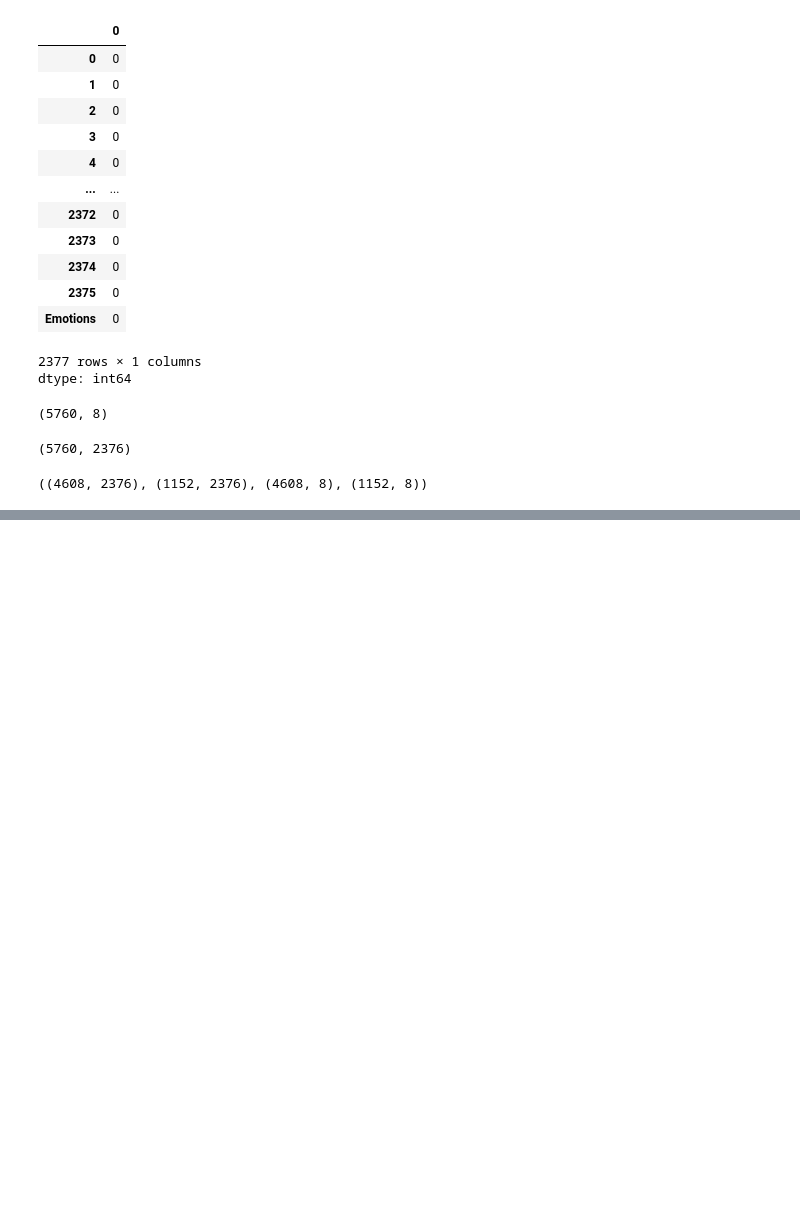
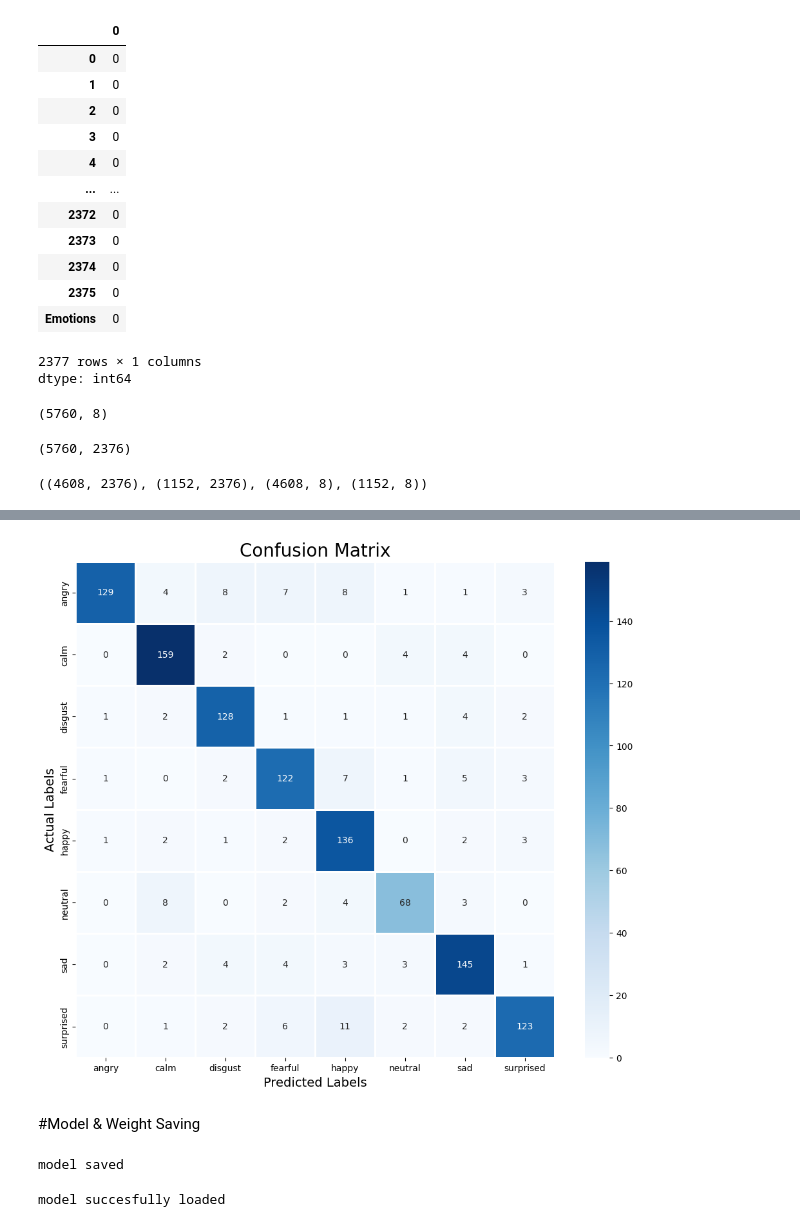
Before and after one commit to Evans-tats/CodeAlpha_Emotion-Recognition-from-Speech, a Jupyter notebook: Emotion_Recognition_from_Speech.ipynb, the cells around one changed output, grey strips where cells are left out. Cells and saved outputs as stored; diff of their text form; code cells hidden in the pictures; blank space fills up the shorter version.

```diff
--- a/Emotion_Recognition_from_Speech.ipynb
+++ b/Emotion_Recognition_from_Speech.ipynb
@@ -388,0 +617,10 @@ X_train.shape, y_train.shape, X_test.shape, y_test.shape
+# %%
+pred_test0 = model.predict(x_testcnn)
+y_pred0 = encoder.inverse_transform(pred_test0)
+y_test0 = encoder.inverse_transform(y_test)
+
+df_pred = pd.DataFrame(columns=['Predicted Lables', 'Actual Labels'])
+df_pred['Predicted Lables'] = y_pred0.flatten()
+df_pred['Actual Labels'] = y_test0.flatten()
+
+df_pred.head(7)
@@ -388,0 +637,27 @@ X_train.shape, y_train.shape, X_test.shape, y_test.shape
+# %%
+cm = confusion_matrix(y_test0, y_pred0)
+cm_df = pd.DataFrame(cm, index=encoder.categories_[0], columns=encoder.categories_[0])
+
+plt.figure(figsize=(12, 10))
+sns.heatmap(cm_df, linecolor='white', cmap='Blues', linewidth=1, annot=True, fmt='d')
+plt.title('Confusion Matrix', size=20)
+plt.xlabel('Predicted Labels', size=14)
+plt.ylabel('Actual Labels', size=14)
+plt.show()
+# %% [output]
+[figure, added]
+# %% [markdown]
+#Model & Weight Saving
+# %%
+model.save("model.keras")
+print("model saved")
+# %% [output]
+model saved
+# %%
+from tensorflow.keras.models import load_model
+
+loaded_model = load_model("model.keras")
+
+print("model succesfully loaded ")
+# %% [output]
+model succesfully loaded
```
Also changed, not shown: parts of 47 cells of this notebook.
